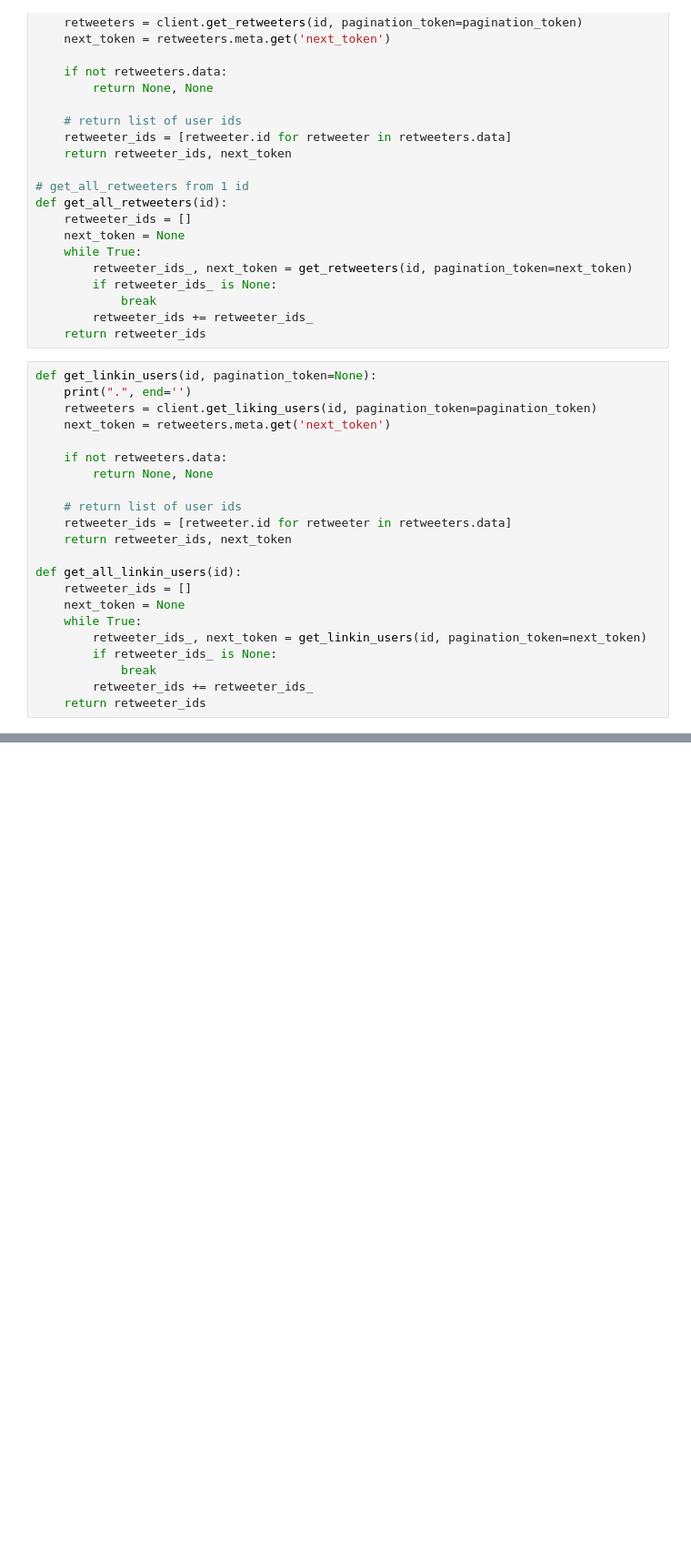
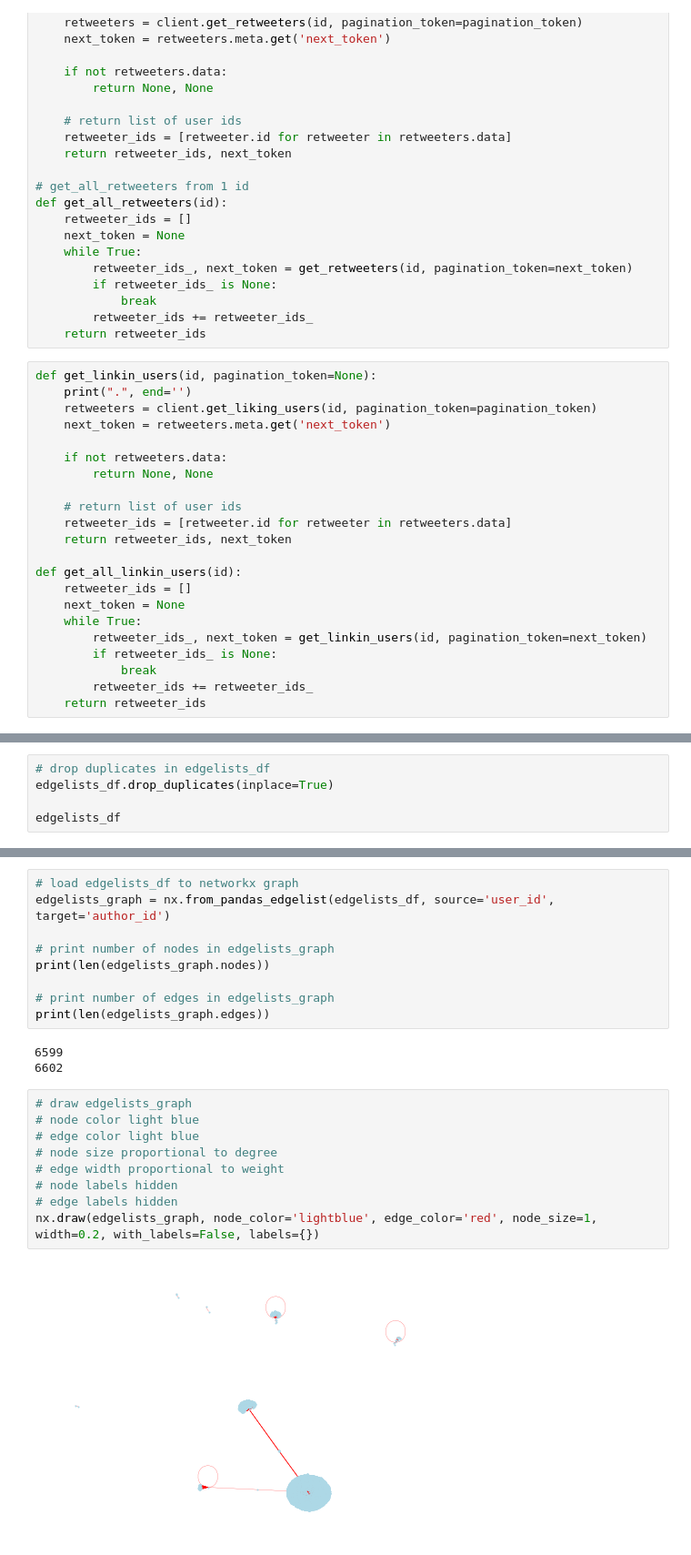
Before and after one commit to ChristopheBroillet/twitter-ukraine-conflict, a Jupyter notebook: twitter_api.ipynb, the cells around one changed output, grey strips where cells are left out. Shown: that part at 91% size. Saved outputs shown, nothing was run; the diff lists cells and outputs as text; blank space fills up the shorter version.

```diff
--- a/twitter_api.ipynb
+++ b/twitter_api.ipynb
@@ -207,0 +299,5 @@ edgelists_likers_df
+# %%
+# drop duplicates in edgelists_df
+edgelists_df.drop_duplicates(inplace=True)
+
+edgelists_df
@@ -207,0 +318,23 @@ edgelists_likers_df
+# %%
+# load edgelists_df to networkx graph
+edgelists_graph = nx.from_pandas_edgelist(edgelists_df, source='user_id', target='author_id')
+
+# print number of nodes in edgelists_graph
+print(len(edgelists_graph.nodes))
+
+# print number of edges in edgelists_graph
+print(len(edgelists_graph.edges))
+# %% [output]
+6599
+6602
+# %%
+# draw edgelists_graph
+# node color light blue
+# edge color light blue
+# node size proportional to degree
+# edge width proportional to weight
+# node labels hidden
+# edge labels hidden
+nx.draw(edgelists_graph, node_color='lightblue', edge_color='red', node_size=1, width=0.2, with_labels=False, labels={})
+# %% [output]
+[figure, added]
```
Also changed, not shown: parts of 21 cells of this notebook, 3 other files.
